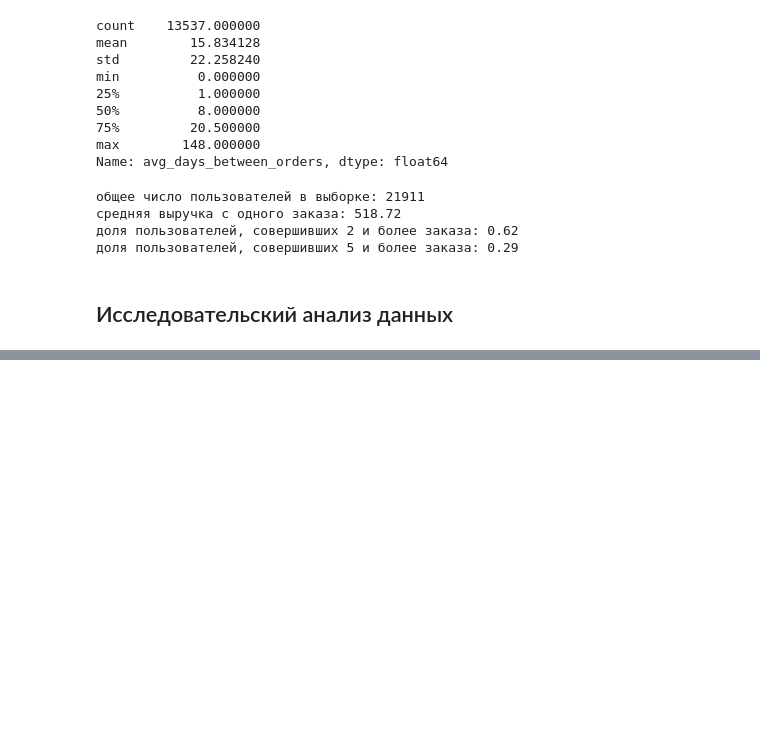
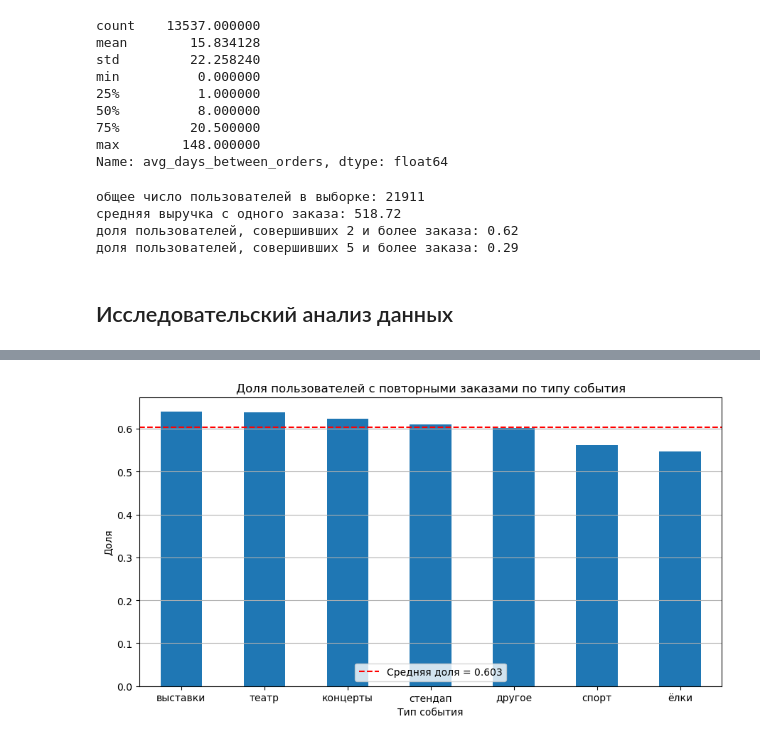
Before and after one commit to litwinowww/ya-afisha-loyalty, a Jupyter notebook: ya_afisha_loyalty.ipynb, the cells around one changed output, grey strips where cells are left out. Saved outputs shown, nothing was run; the diff lists cells and outputs as text; code cells hidden in the pictures; blank space fills up the shorter version.

```diff
--- a/ya_afisha_loyalty.ipynb
+++ b/ya_afisha_loyalty.ipynb
@@ -733,0 +860,25 @@ print(f"доля пользователей, совершивших 5 и бол
+# %%
+# сгруппируем по сегментам и посчитаем
+
+upfo_first_event = upfo.groupby('first_event_type', observed=True).size().sort_values(ascending=False)
+upfo_first_device = upfo.groupby('first_device', observed=True).size().sort_values(ascending=False)
+upfo_first_region = upfo.groupby('first_region', observed=True).size().sort_values(ascending=False)
+upfo_first_service = upfo.groupby('first_service', observed=True).size().sort_values(ascending=False)
+
+# добавляем долю
+
+upfo_first_event_share = (upfo_first_event / first_event_stats).round(4).sort_values(ascending=False)
+upfo_first_device_share = (upfo_first_device / first_device_stats).round(4).sort_values(ascending=False)
+upfo_first_region_share = (upfo_first_region / first_region_stats).round(4).sort_values(ascending=False)
+upfo_first_service_share = (upfo_first_service / first_service_stats).round(4).sort_values(ascending=False)
+# %%
+# собираем таблицу по мероприятиям
+
+event_df = pd.DataFrame({
+    'total': first_event_stats,
+    '>2_orders': upfo_first_event,
+    'Share': upfo_first_event_share
+}).sort_values('Share', ascending=False)
+
+print("\nРаспределение пользователей по мероприятиям с долями")
+display(event_df)
@@ -733,0 +896,22 @@ print(f"доля пользователей, совершивших 5 и бол
+# %%
+# средняя доля по всем мероприятиям
+
+avg_event_share = event_df['Share'].mean()
+
+plt.figure(figsize=(9, 5))
+upfo_first_event_share.plot(kind='bar')
+
+# добавляем среднюю
+
+plt.axhline(avg_event_share, color='red', linestyle='--', label=f"Средняя доля = {avg_event_share:.3f}")
+
+plt.title('Доля пользователей c повторными заказами по типу события')
+plt.xlabel('Тип события')
+plt.ylabel('Доля')
+plt.xticks(rotation=0)
+plt.grid(axis='y')
+plt.legend(loc='lower center')
+plt.tight_layout()
+plt.show()
+# %% [output]
+[figure, added]
```
Also changed, not shown: parts of 27 cells of this notebook.
